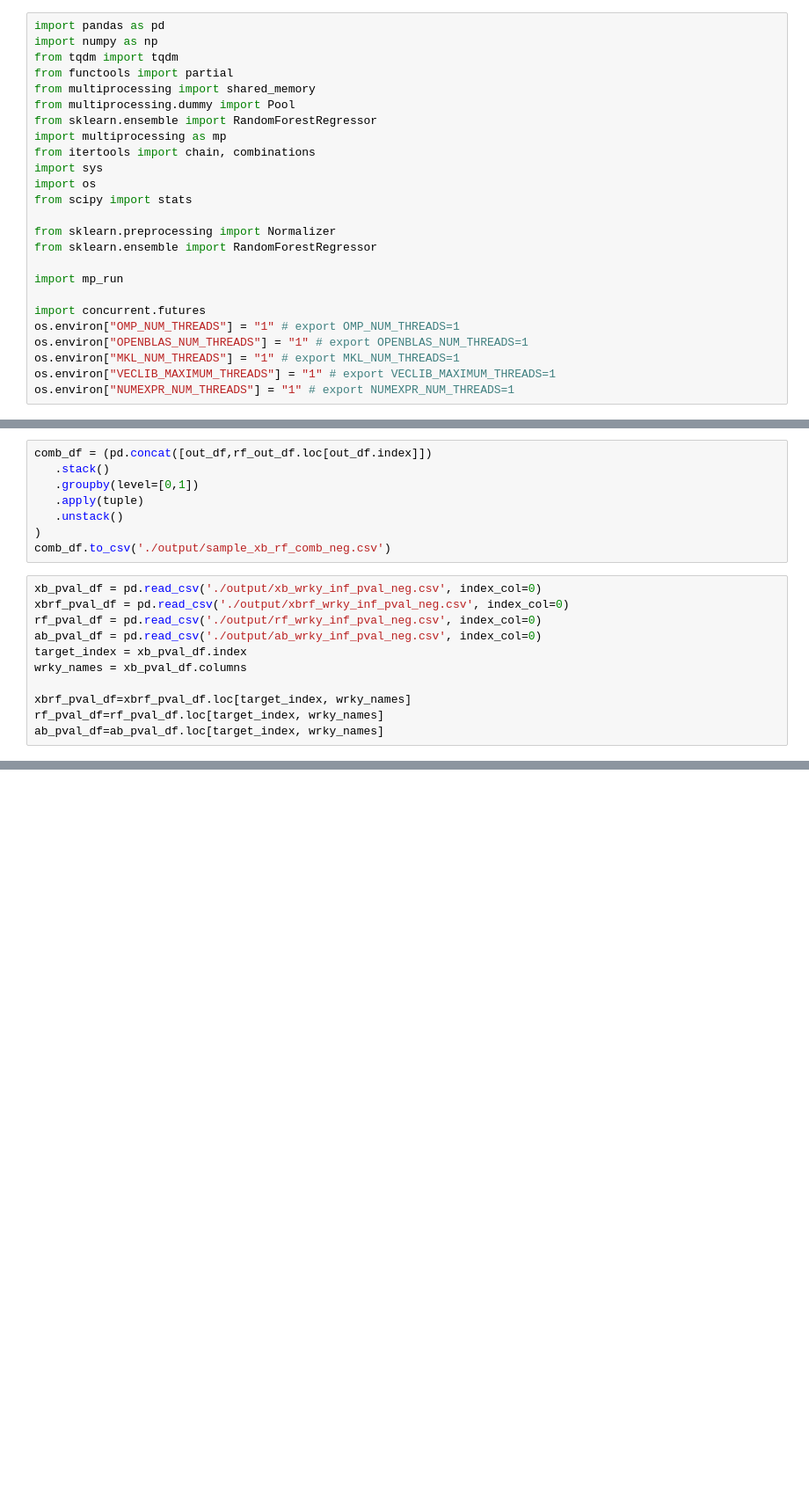
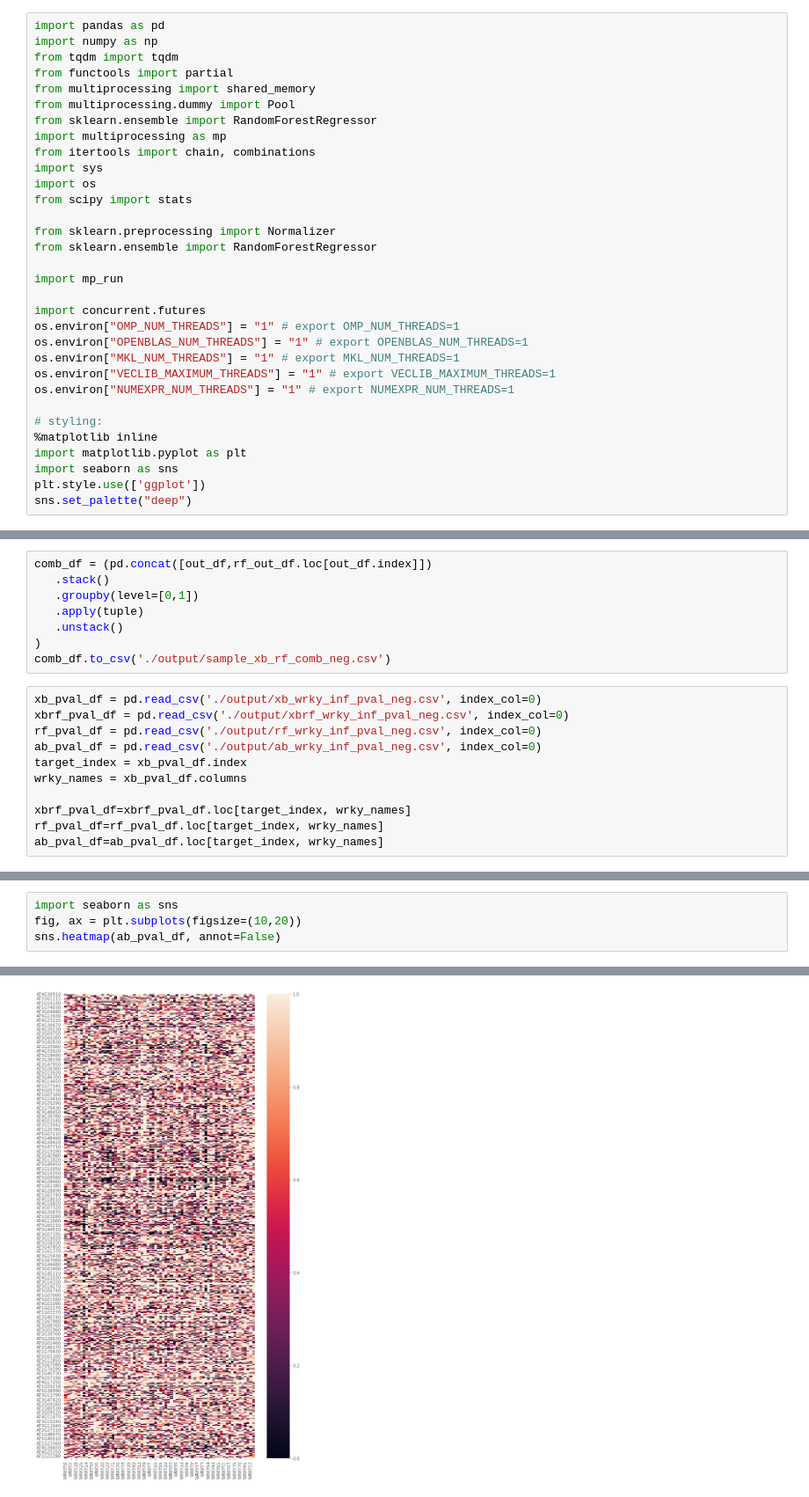
Before and after one commit to IcyFermion/feature_synergy, a Jupyter notebook: exp_wrky_perturb.ipynb, the cells around one changed output, grey strips where cells are left out. Shown: that part at 88% size. Saved outputs shown, nothing was run; the diff lists cells and outputs as text; blank space fills up the shorter version.

```diff
--- a/exp_wrky_perturb.ipynb
+++ b/exp_wrky_perturb.ipynb
@@ -23,6 +23,13 @@ os.environ["OPENBLAS_NUM_THREADS"] = "1" # export OPENBLAS_NUM_THREADS=1
 os.environ["MKL_NUM_THREADS"] = "1" # export MKL_NUM_THREADS=1
 os.environ["VECLIB_MAXIMUM_THREADS"] = "1" # export VECLIB_MAXIMUM_THREADS=1
 os.environ["NUMEXPR_NUM_THREADS"] = "1" # export NUMEXPR_NUM_THREADS=1
+
+# styling:
+%matplotlib inline
+import matplotlib.pyplot as plt
+import seaborn as sns
+plt.style.use(['ggplot'])
+sns.set_palette("deep")
 # %%
 perturbation_factor = 3
 num_rf_predictors = 500
@@ -311,0 +308,5 @@ print(a)
+# %%
+import seaborn as sns
+fig, ax = plt.subplots(figsize=(10,20))
+sns.heatmap(ab_pval_df, annot=False)
+# %% [output]
@@ -311,0 +314 @@ print(a)
+[figure, added]
```
Also changed, not shown: parts of 5 cells of this notebook, 3 other files.
